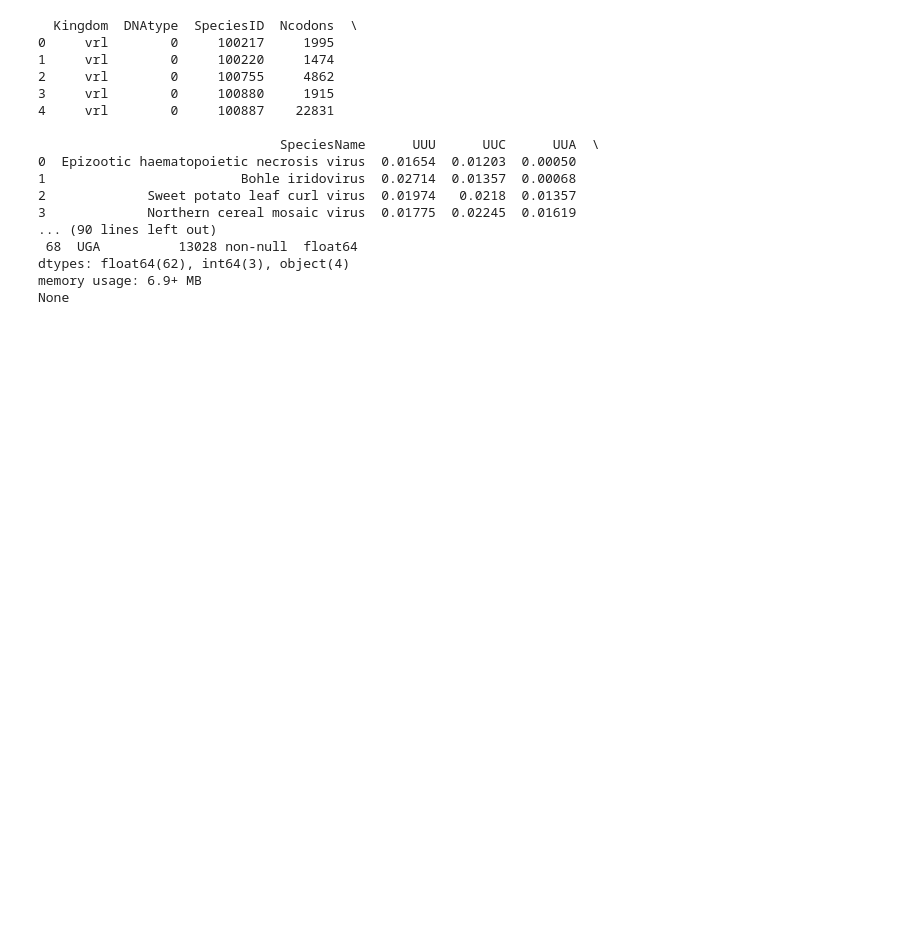
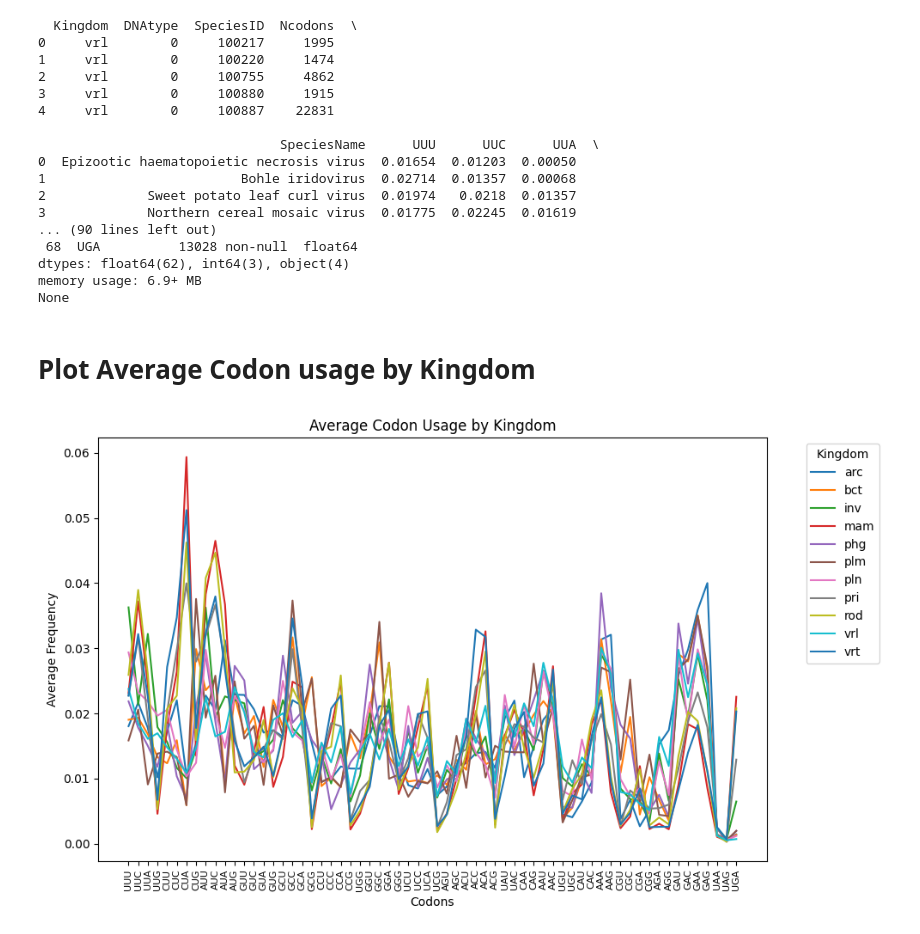
Before and after one commit to alexmoor527/CO2_ML_Group25, a Jupyter notebook: project_alex.ipynb, the cells around one changed output. Cells and saved outputs as stored; diff of their text form; code cells hidden in the pictures; blank space fills up the shorter version.

```diff
--- a/project_alex.ipynb
+++ b/project_alex.ipynb
@@ -10,8 +15,19 @@ from sklearn.metrics import accuracy_score, confusion_matrix, classification_rep
 # %%
-df = pd.read_csv(".venv/codon_usage.csv")
+df = pd.read_csv("codon_usage.csv")
 
 print(df.head())
 print(df.info())
+
+# Convert problematic columns (UUU, UUC) to numeric, coerce errors to NaN
+df['UUU'] = pd.to_numeric(df['UUU'], errors='coerce')
+df['UUC'] = pd.to_numeric(df['UUC'], errors='coerce')
+
+
+# Remove irrelevant columns
+df_ml = df.drop(columns=['SpeciesID', 'SpeciesName', 'DNAtype'], errors='ignore')
+
+# Drop rows with missing values
+df_ml = df_ml.dropna()
 # %% [output]
   Kingdom  DNAtype  SpeciesID  Ncodons  \
 0     vrl        0     100217     1995
@@ -30,3 +46,30 @@ print(df.info())
 dtypes: float64(62), int64(3), object(4)
 memory usage: 6.9+ MB
 None
+# %% [markdown]
+# Plot Average Codon usage by Kingdom
+# %%
+# Group by Kingdom and calculate mean codon usage across numeric columns
+grouped_df = df.groupby('Kingdom').mean(numeric_only=True)
+
+# Remove non-codon columns (like 'DNAtype')
+grouped_df = grouped_df.drop(columns=['DNAtype', 'SpeciesID', 'Ncodons'], errors='ignore')
+
+# Plot the mean codon usage by Kingdom
+fig, ax = plt.subplots(figsize=(10, 6))  # Adjust figsize for better visibility
+grouped_df.T.plot(ax=ax, legend=True)
+ax.set_title('Average Codon Usage by Kingdom')
+ax.set_xlabel('Codons')
+ax.set_ylabel('Average Frequency')
+
+# Display all x-axis labels
+ax.set_xticks(range(len(grouped_df.columns)))
+ax.set_xticklabels(grouped_df.columns, rotation=90, fontsize=8)
+
+# Move legend outside the plot
+ax.legend(title='Kingdom', bbox_to_anchor=(1.05, 1), loc='upper left')
+
+plt.tight_layout()
+plt.show()
+# %% [output]
+[figure, added]
```
Also changed, not shown: parts of 10 cells of this notebook.
